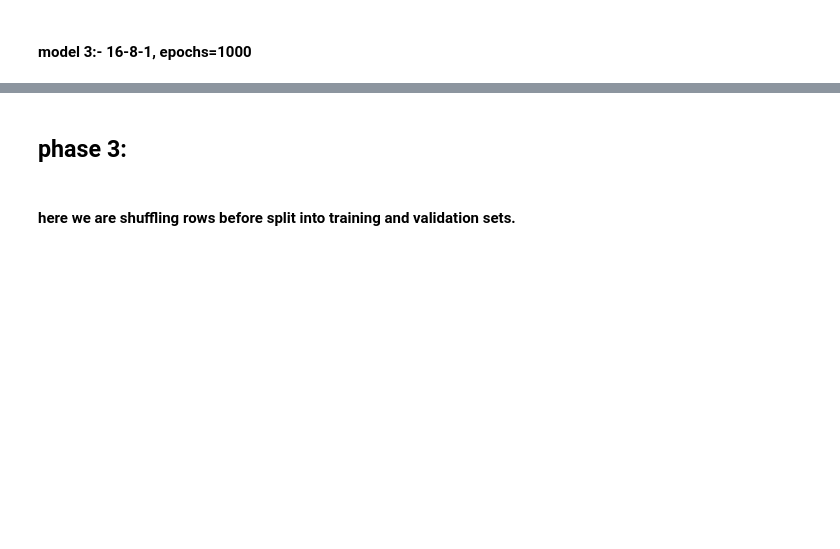
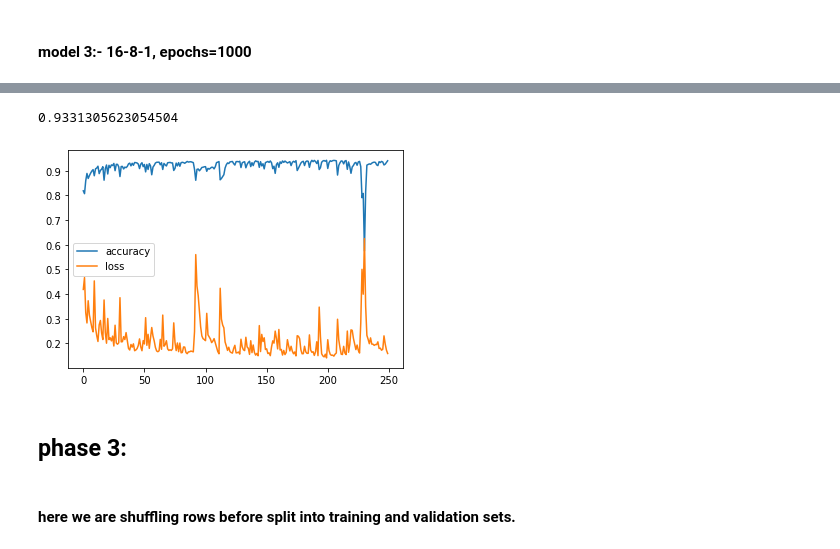
Before and after one commit to Rutvik2303/AI_final_project, a Jupyter notebook: Untitled.ipynb, the cells around one changed output, grey strips where cells are left out. Cells and saved outputs as stored; diff of their text form; code cells hidden in the pictures; blank space fills up the shorter version.

```diff
--- a/Untitled.ipynb
+++ b/Untitled.ipynb
@@ -178,3 +206,31 @@ plt.show()
+# %%
+history.history['accuracy'][99]
+# %% [output]
+0.9331305623054504
+# %%
+# Define a larger neural network with 16 neurons in the input layer, 8 neurons in the hidden layer, and 1 neuron in the output layer
+model = keras.Sequential([
+    keras.layers.Dense(units=5, input_shape=[x.shape[1]]),
+    keras.layers.Dense(units=64, activation='relu'),
+    keras.layers.Dense(units=32, activation='relu'),
+    keras.layers.Dense(units=8, activation='relu'),
+    keras.layers.Dense(units=4, activation='relu'),
+    keras.layers.Dense(units=1)
+])
+
+# Compile the model with binary cross-entropy loss and Adam optimizer
+model.compile(loss='binary_crossentropy', optimizer='adam', metrics=['accuracy'])
+
+# Train the model for 100 epochs
+history = model.fit(x, y, epochs=250, verbose=0)
+
+# Plot the accuracy and loss curves during training
+plt.plot(history.history['accuracy'], label='accuracy')
+plt.plot(history.history['loss'], label='loss')
+plt.legend()
+plt.show()
+# %% [output]
+[figure, added]
 # %% [markdown]
 <h2>phase 3:</h2>
 <h4><br>
```
Also changed, not shown: parts of 27 cells of this notebook.
